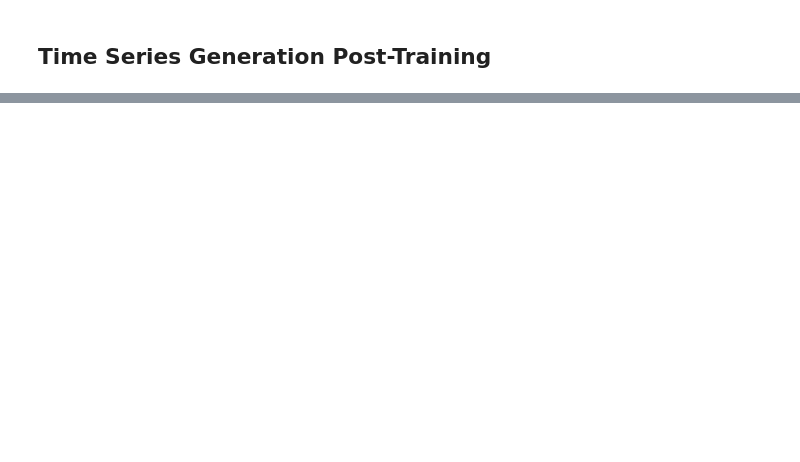
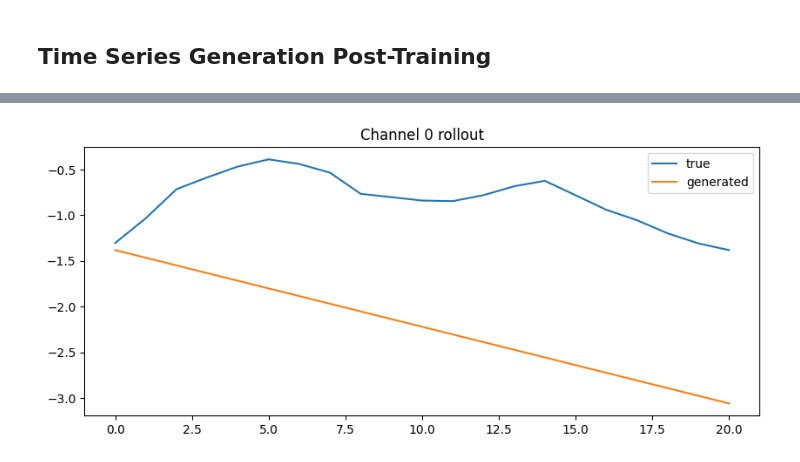
Before and after one commit to martinlie/vector-tokenizer, a Jupyter notebook: vector-tokenizer/2b tokenize2.ipynb, the cells around one changed output, grey strips where cells are left out. Cells and saved outputs as stored; diff of their text form; code cells hidden in the pictures; blank space fills up the shorter version.

```diff
--- a/vector-tokenizer/2b tokenize2.ipynb
+++ b/vector-tokenizer/2b tokenize2.ipynb
@@ -326,0 +873,11 @@ plt.show()
+# %%
+import matplotlib.pyplot as plt
+
+plt.figure(figsize=(10, 4))
+plt.plot(X_test_nv[-21:, 0], label="true")
+plt.plot(X_gen[:, 0], label="generated")
+plt.title("Channel 0 rollout")
+plt.legend()
+plt.show()
+# %% [output]
+[figure, added]
```
Also changed, not shown: parts of 25 cells of this notebook, 4 other files.
